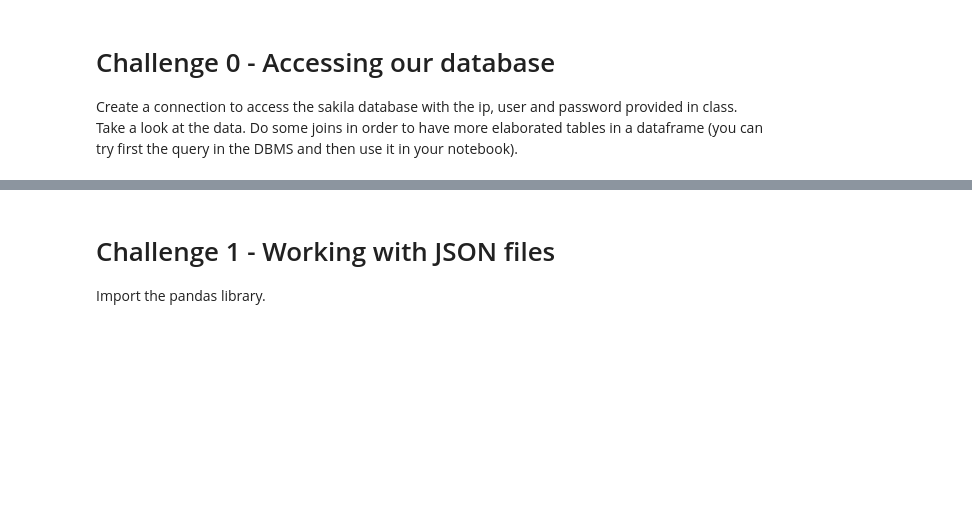
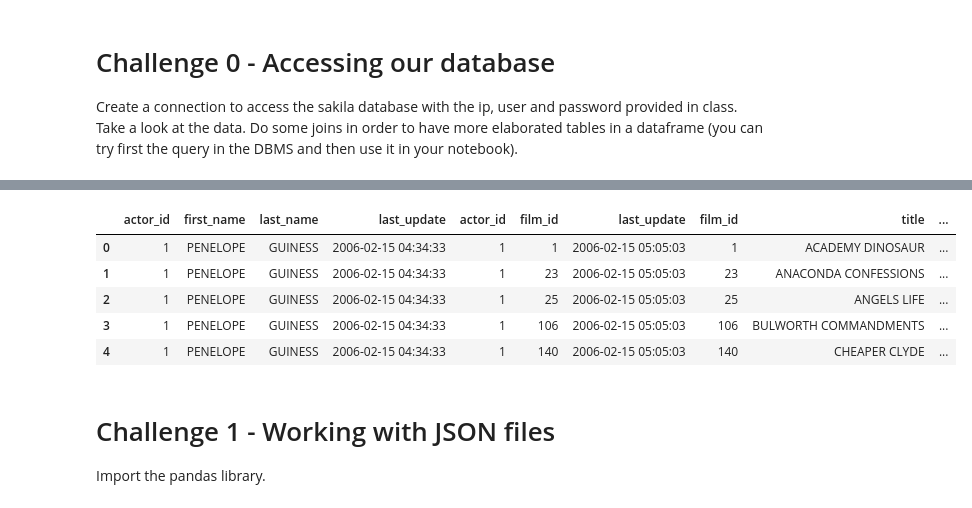
Before and after one commit to ta-data-lis/lab-import-export, a Jupyter notebook: your-code/main.ipynb, the cells around one changed output, grey strips where cells are left out. Cells and saved outputs as stored; diff of their text form; code cells hidden in the pictures; blank space fills up the shorter version.

```diff
--- a/your-code/main.ipynb
+++ b/your-code/main.ipynb
@@ -115,3 +67,26 @@ customers_rentals
+# %%
+# query that will return a join of the actors and films (through film_actor)
+
+query = ('''SELECT *
+            FROM actor
+            INNER JOIN film_actor
+            ON film_actor.actor_id = actor.actor_id
+            INNER JOIN film
+            ON film.film_id = film_actor.film_id;''')
+
+cursor.execute(query)
+
+result = cursor.fetchall()
+# %%
+actors_films = pd.DataFrame(result, columns = [header[0] for header in cursor.description])
+actors_films.head()
+# %% [output]
+|  | actor_id | first_name | last_name | last_update | actor_id | film_id | last_update | film_id | title | ... |
+| 0 | 1 | PENELOPE | GUINESS | 2006-02-15 04:34:33 | 1 | 1 | 2006-02-15 05:05:03 | 1 | ACADEMY DINOSAUR | ... |
+| 1 | 1 | PENELOPE | GUINESS | 2006-02-15 04:34:33 | 1 | 23 | 2006-02-15 05:05:03 | 23 | ANACONDA CONFESSIONS | ... |
+| 2 | 1 | PENELOPE | GUINESS | 2006-02-15 04:34:33 | 1 | 25 | 2006-02-15 05:05:03 | 25 | ANGELS LIFE | ... |
+| 3 | 1 | PENELOPE | GUINESS | 2006-02-15 04:34:33 | 1 | 106 | 2006-02-15 05:05:03 | 106 | BULWORTH COMMANDMENTS | ... |
+| 4 | 1 | PENELOPE | GUINESS | 2006-02-15 04:34:33 | 1 | 140 | 2006-02-15 05:05:03 | 140 | CHEAPER CLYDE | ... |
 # %% [markdown]
 # Challenge 1 - Working with JSON files
 Import the pandas library.
```
Also changed, not shown: parts of 35 cells of this notebook, 3 other files.
